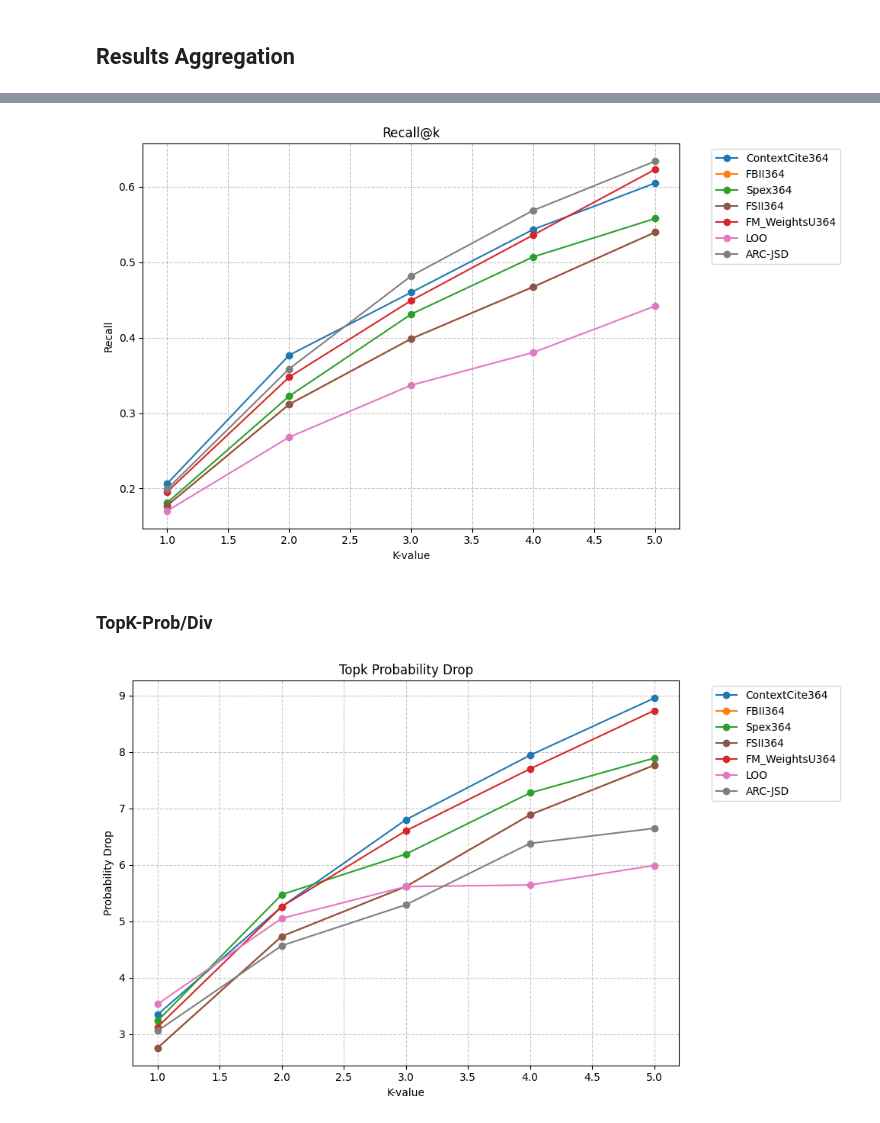
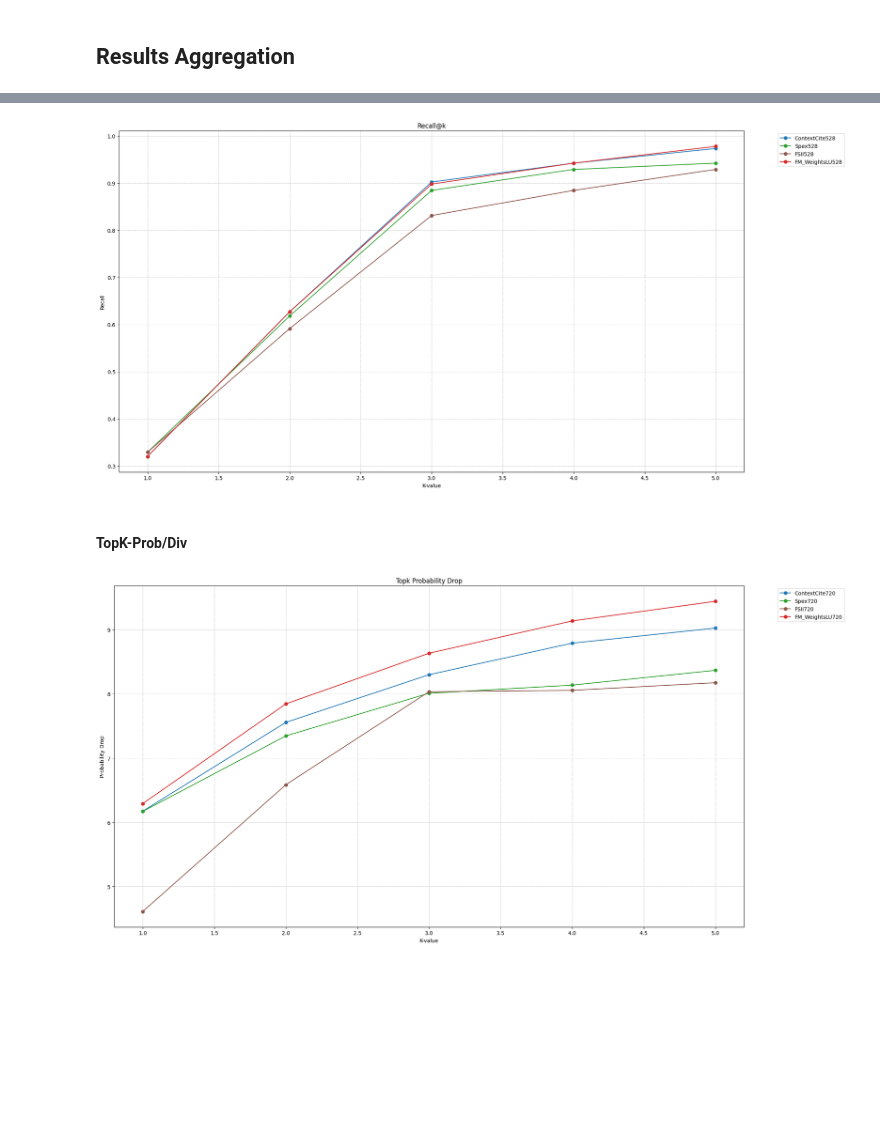
Before and after one commit to iNema9590/LLMX, a Jupyter notebook: Notebooks/2wiki.ipynb, the cells around one changed output, grey strips where cells are left out. Cells and saved outputs as stored; diff of their text form; code cells hidden in the pictures; blank space fills up the shorter version.

Commit message:
analysis method update

```diff
--- a/Notebooks/2wiki.ipynb
+++ b/Notebooks/2wiki.ipynb
@@ -672,0 +697,4 @@ pd.DataFrame.from_dict(avg, orient='index', columns = [metric])
+# %%
+df_plot = pd.concat([df_plot, df_stats]).copy()
+df_plot
+# df_lds_plot_save = df_lds_plot.copy()
@@ -672,0 +719,7 @@ pd.DataFrame.from_dict(avg, orient='index', columns = [metric])
+# %%
+df_plot = df_plot.reset_index().rename(columns = {'index': 'sampling'}).copy()
+# %%
+df_plot["method"] = df_plot["sampling"].str.extract(r"([A-Za-z_]+)")
+df_plot["sampling"] = df_plot["sampling"].str.extract(r"(\d+)").astype(float)
+# %%
+df_plot = df_plot[df_plot.method != "FM_WeightsDU"].copy()
@@ -703,33 +831,34 @@ recall_res = pd.DataFrame.from_dict(recall_at_k_score_all, orient = 'index')
 # %%
 df = recall_res.copy()
-plt.figure(figsize=(10,6))
+plt.figure(figsize=(20,10))
+sampling = ''.join([l for l in df.columns[0] if l.isdigit()])
 
 colors = {
-    'ContextCite364': '#1f77b4',
-    'FBII364': '#ff7f0e',
-    'Spex364': '#2ca02c',
-    'FSII364':   '#8c564b',
-    'FM_WeightsKS364': '#9467bd',
-    'FM_WeightsU364': '#d62728',
+    f'ContextCite{sampling}': '#1f77b4',
+    f'FBII{sampling}': '#ff7f0e',
+    f'Spex{sampling}': '#2ca02c',
+    f'FSII{sampling}':   '#8c564b',
+    f'FM_WeightsDU{sampling}': '#9467bd',
+    f'FM_WeightsLU{sampling}': '#d62728',
     'LOO': '#e377c2',
     'ARC-JSD': '#7f7f7f'
 }
 
 for col in df.columns:
-    if col != 'FM_WeightsKS364':
+    if col != f'FM_WeightsDU{sampling}':
         plt.plot(df.index, df[col], label = col, color = colors[col], marker='o')
 
 plt.xlabel('K-value')
 plt.ylabel('Recall')
 plt.title('Recall@k')
 plt.legend(bbox_to_anchor=(1.05,1), loc='upper left')
 plt.grid(True, linestyle='--', alpha = 0.7)
 
 plt.tight_layout()
 plt.show()
 # %% [output]
-[figure, old version]
+[figure, new version]
 # %% [markdown]
-### TopK-Prob/Div
+#### TopK-Prob/Div
 # %%
 metric = 'topk_probability'
@@ -748,22 +877,24 @@ topk_drop = {method: {k:round(np.mean(v), 4) for k,v in method_data.items()} for
 df_res = pd.DataFrame.from_dict(topk_drop, orient = 'index').T
 # %%
 df = df_res.copy()
-plt.figure(figsize=(10,6))
+plt.figure(figsize=(20,10))
 y_label = "Probability Drop" if metric == 'topk_probability' else "Divergence Climb"
 
+sampling = ''.join([l for l in df.columns[0] if l.isdigit()])
+
 colors = {
-    'ContextCite364': '#1f77b4',
-    'FBII364': '#ff7f0e',
-    'Spex364': '#2ca02c',
-    'FSII364':   '#8c564b',
-    'FM_WeightsKS364': '#9467bd',
-    'FM_WeightsU364': '#d62728',
+    f'ContextCite{sampling}': '#1f77b4',
+    f'FBII{sampling}': '#ff7f0e',
+    f'Spex{sampling}': '#2ca02c',
+    f'FSII{sampling}':   '#8c564b',
+    f'FM_WeightsDU{sampling}': '#9467bd',
+    f'FM_WeightsLU{sampling}': '#d62728',
     'LOO': '#e377c2',
     'ARC-JSD': '#7f7f7f'
 }
 
 for col in df.columns:
-    if col != 'FM_WeightsKS364':
+    if col != f'FM_WeightsDU{sampling}':
         plt.plot(df.index, df[col], label = col, marker='o', color = colors[col])
 
 plt.xlabel('K-value')
@@ -775,4 +906,4 @@ plt.grid(True, linestyle='--', alpha = 0.7)
 plt.tight_layout()
 plt.show()
 # %% [output]
-[figure, old version]
+[figure, new version]
```
Also changed, not shown: parts of 22 cells of this notebook, 1 other file.
